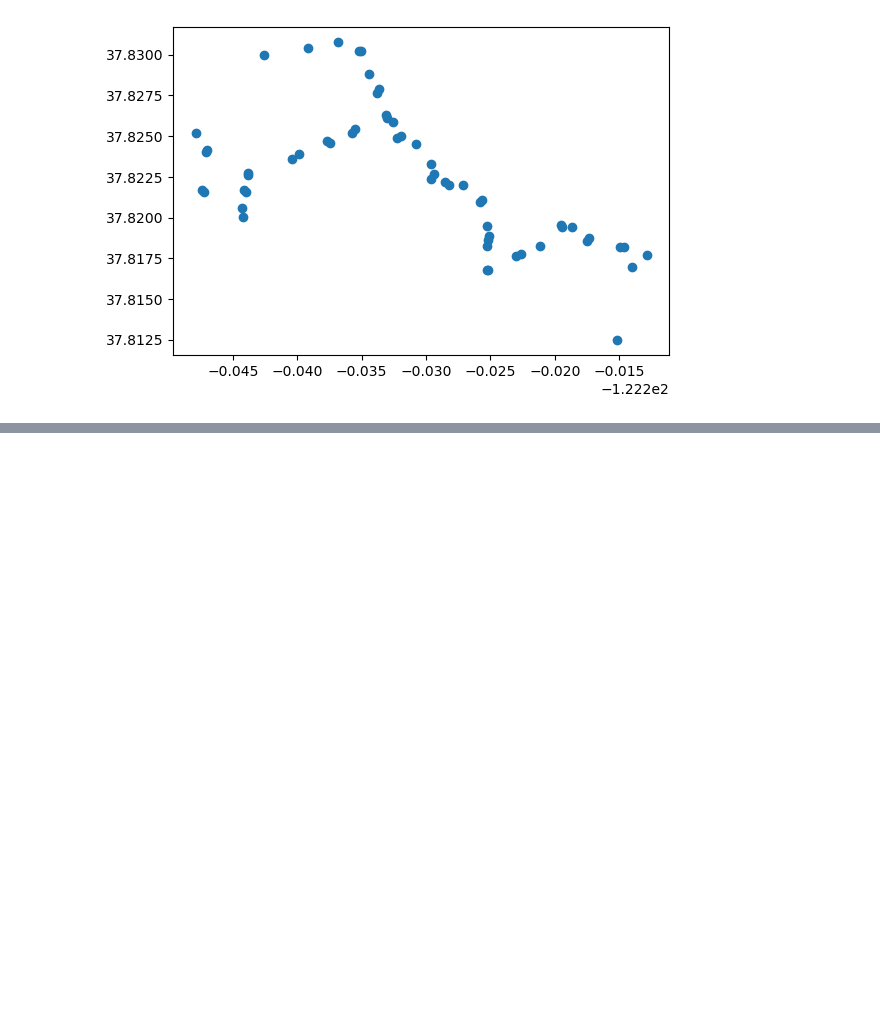
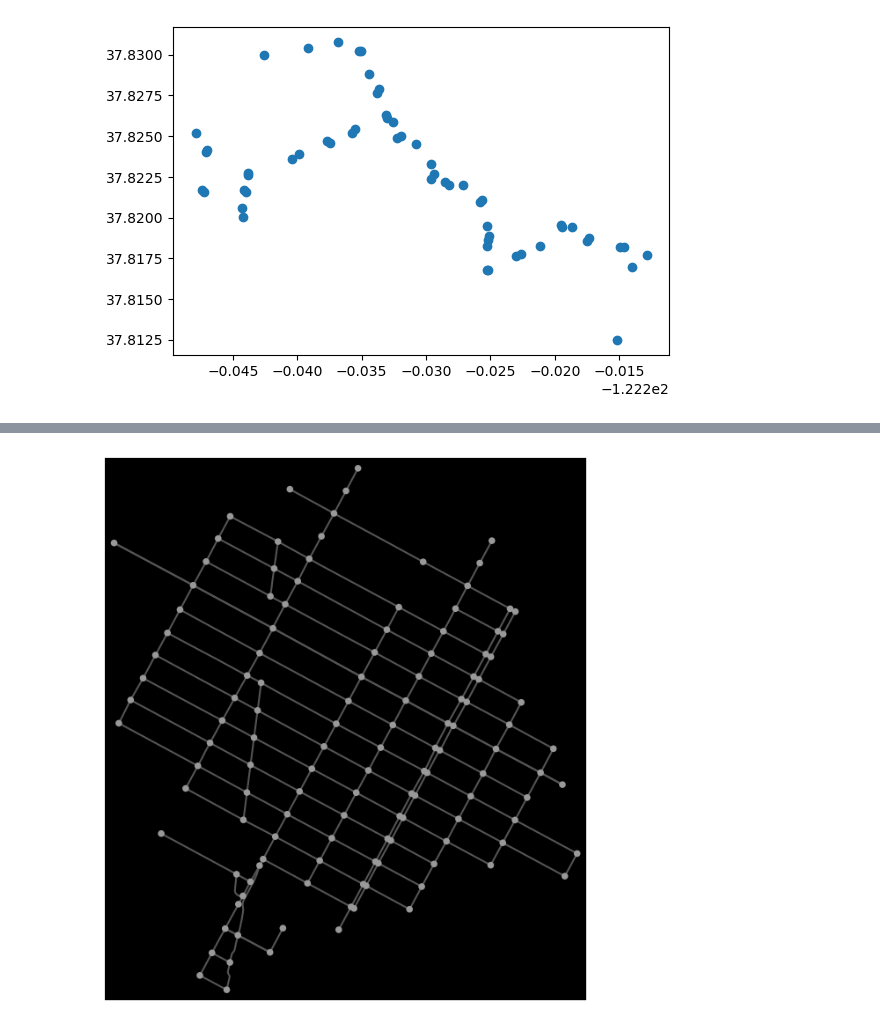
Before and after one commit to brookefzy/pitaya, a Jupyter notebook: StreetNetwork/osmnx.ipynb, the cells around one changed output, grey strips where cells are left out. Drawn from its saved outputs; the diff is of its cells as text; code cells hidden in the pictures; blank space fills up the shorter version.

```diff
--- a/StreetNetwork/osmnx.ipynb
+++ b/StreetNetwork/osmnx.ipynb
@@ -142,0 +176,13 @@ gdf[gdf["highway"] == "bus_stop"].plot()
+# %%
+# download and project a street network
+G = ox.graph_from_address(
+    address="350 5th Ave, New York, NY",
+    dist=1000,
+    dist_type="network",
+    network_type="drive",
+)
+G = ox.project_graph(G)
+fig, ax = ox.plot_graph(G, bgcolor='k', node_size=30, node_color='#999999', node_edgecolor='none', node_zorder=2,
+                        edge_color='#555555', edge_linewidth=1.5, edge_alpha=1)
+# %% [output]
+[figure, added]
```
Also changed, not shown: parts of 11 cells of this notebook, 4 other files.
